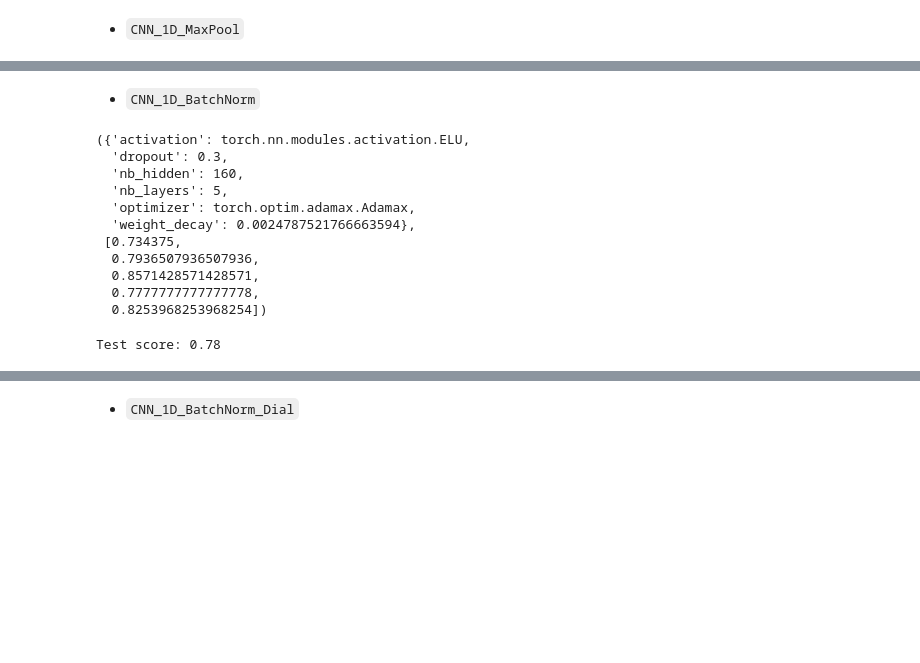
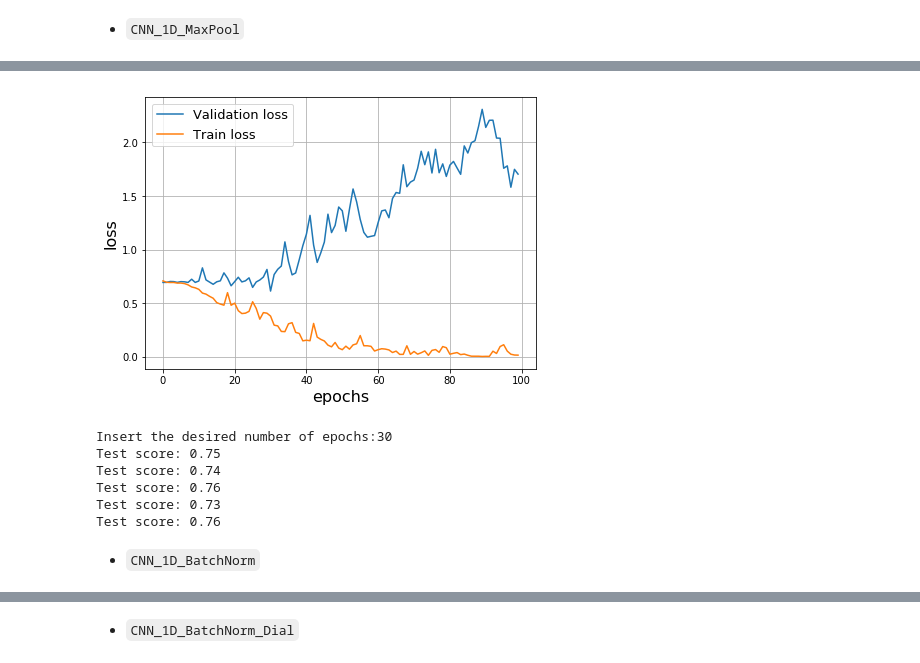
Before and after one commit to NiccoloSacchi/predict-finger-movement, a Jupyter notebook: final_models.ipynb, the cells around one changed output, grey strips where cells are left out. Drawn from its saved outputs; the diff is of its cells as text; code cells hidden in the pictures; blank space fills up the shorter version.

```diff
--- a/final_models.ipynb
+++ b/final_models.ipynb
@@ -189,33 +149,16 @@ Test score: 0.72
+# %%
+# load the cross validation scores
+model_name = "1D CNN"
+model_class = CNN_1D_MaxPool
+
+test_model(model_class, model_name, scores)
+# %% [output]
+[figure, added]
+Insert the desired number of epochs:30
+Test score: 0.75
+Test score: 0.74
+Test score: 0.76
+Test score: 0.73
+Test score: 0.76
 # %% [markdown]
 - `CNN_1D_BatchNorm`
-# %%
-params, crossval_scores = load_best_params_and_scores(CNN_1D_BatchNorm)
-cross_val_scores["1D CNN + Batch norm"] = crossval_scores
-
-params, crossval_scores
-# %% [output]
-({'activation': torch.nn.modules.activation.ELU,
-  'dropout': 0.3,
-  'nb_hidden': 160,
-  'nb_layers': 5,
-  'optimizer': torch.optim.adamax.Adamax,
-  'weight_decay': 0.0024787521766663594},
- [0.734375,
-  0.7936507936507936,
-  0.8571428571428571,
-  0.7777777777777778,
-  0.8253968253968254])
-# %%
-X_tr, y_tr = CNN_1D_BatchNorm.prepare_data(train)
-X_tr, y_tr = X_tr.to(device), y_tr.to(device)
-
-X_te, y_te = CNN_1D_BatchNorm.prepare_data(test)
-X_te, y_te = X_te.to(device), y_te.to(device)
-
-model = CNN_1D_BatchNorm(**params)
-model.to(device)
-
-model.fit(X_tr, y_tr, X_te, y_te, epochs=100, callbacks=[keep_best_model], verbose=False)
-print("Test score:", model.score(X_te, y_te))
-# %% [output]
-Test score: 0.78
```
Also changed, not shown: parts of 33 cells of this notebook, 10 other files.
